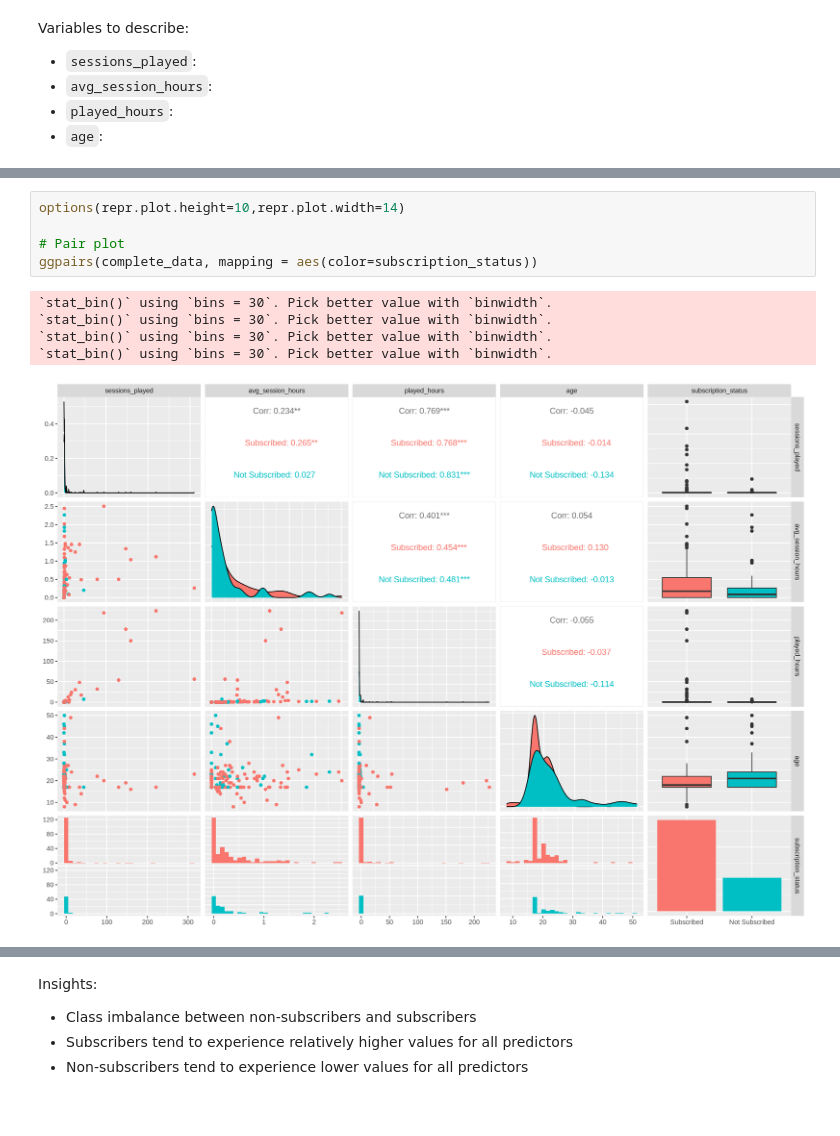
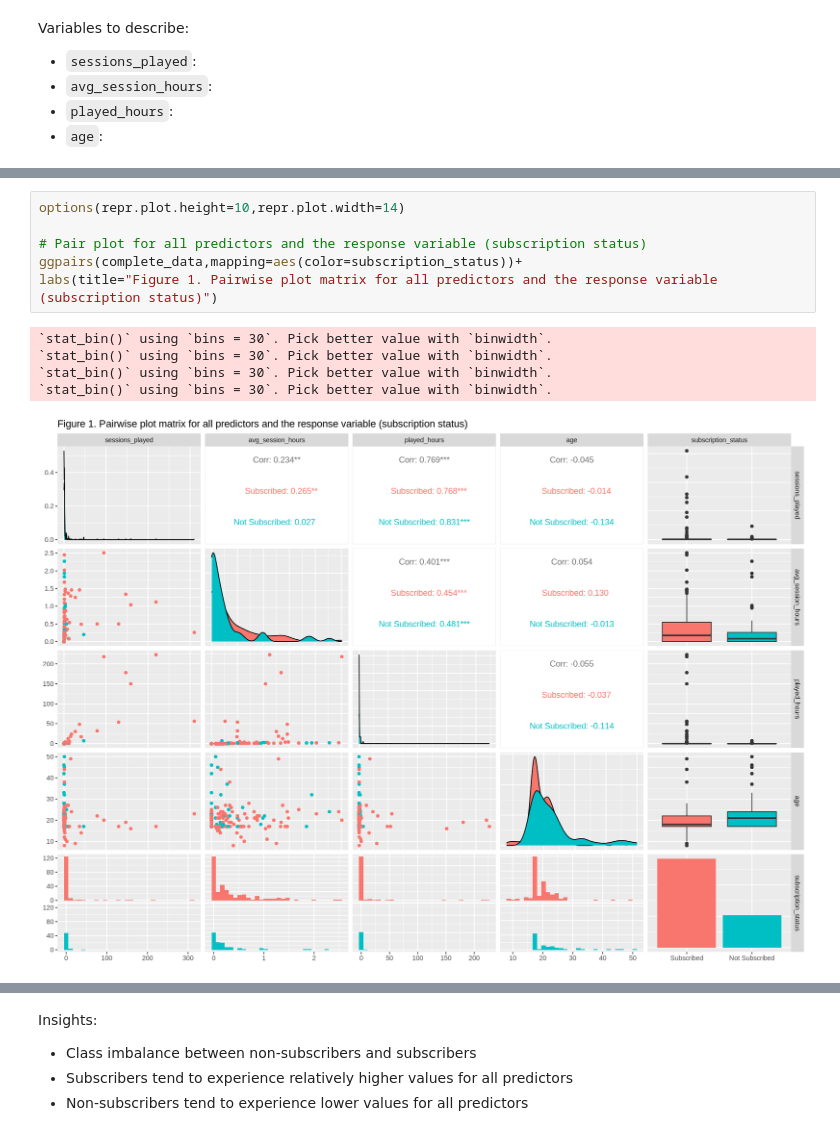
Before and after one commit to adamcheng7/DSCI-100-Final-Project-Report, a Jupyter notebook: Final Project Report.ipynb, the cells around one changed output, grey strips where cells are left out. Drawn from its saved outputs; the diff is of its cells as text.

```diff
--- a/Final Project Report.ipynb
+++ b/Final Project Report.ipynb
@@ -198,14 +214,15 @@ A tibble: 2 × 3
 # %%
 options(repr.plot.height=10,repr.plot.width=14)
 
-# Pair plot
-ggpairs(complete_data, mapping = aes(color=subscription_status))
+# Pair plot for all predictors and the response variable (subscription status)
+ggpairs(complete_data,mapping=aes(color=subscription_status))+
+labs(title="Figure 1. Pairwise plot matrix for all predictors and the response variable (subscription status)")
 # %% [output]
 `stat_bin()` using `bins = 30`. Pick better value with `binwidth`.
 `stat_bin()` using `bins = 30`. Pick better value with `binwidth`.
 `stat_bin()` using `bins = 30`. Pick better value with `binwidth`.
 `stat_bin()` using `bins = 30`. Pick better value with `binwidth`.
-[figure, old version]
+[figure, new version]
 # %%
 options(repr.plot.width=12,repr.plot.height=9)
 
```
Also changed, not shown: parts of 16 cells of this notebook.
